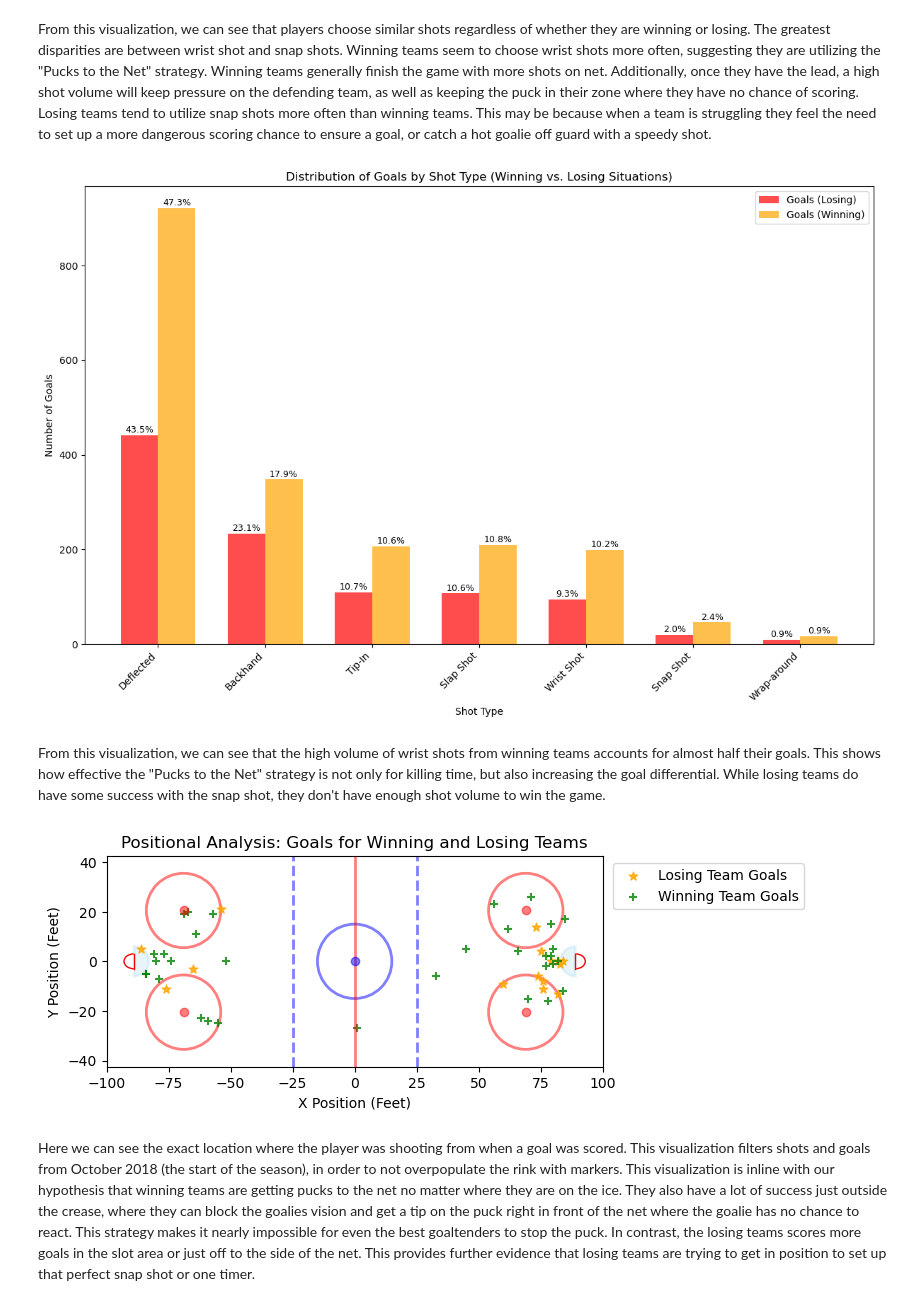
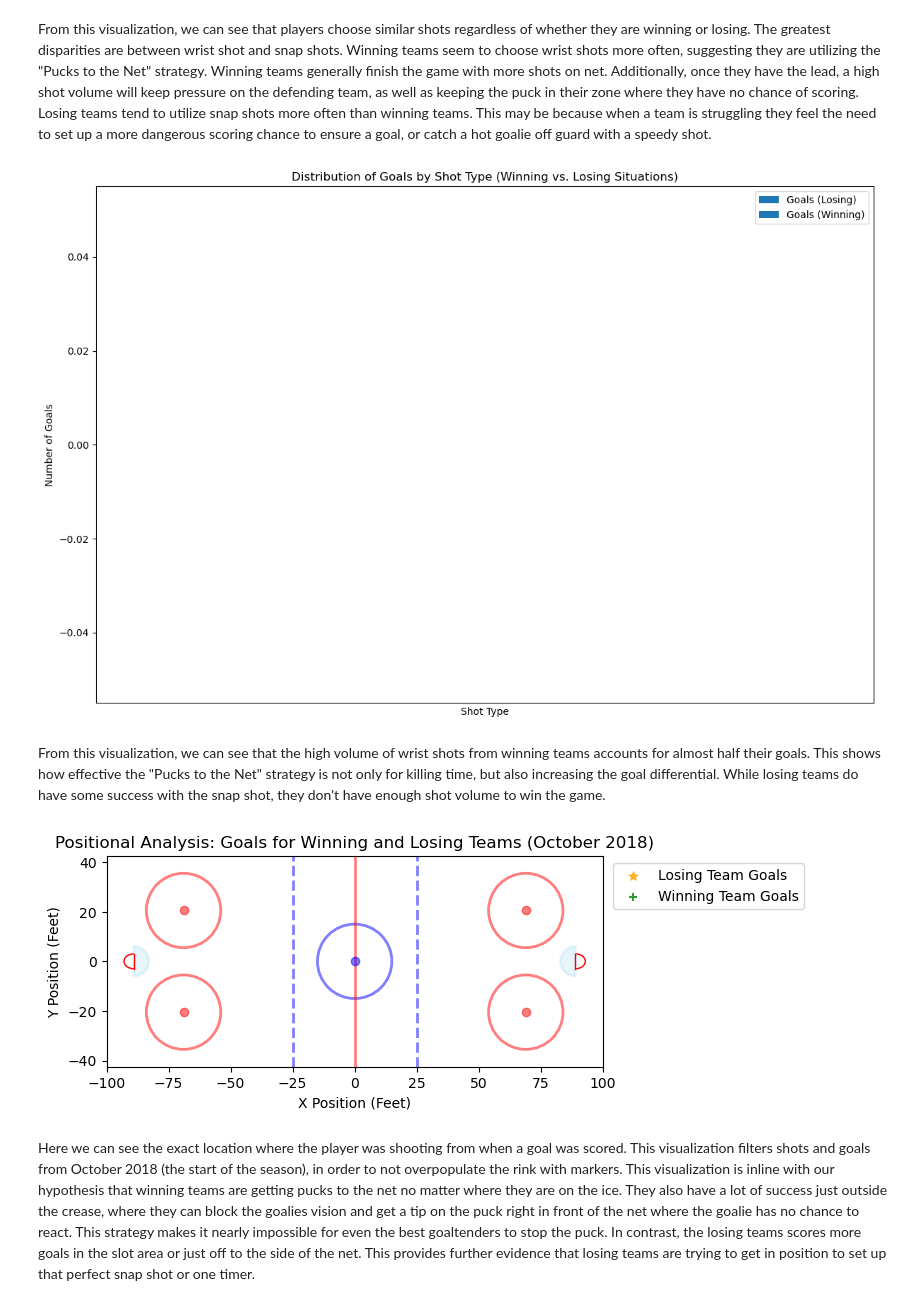
Before and after one commit to mattzirp/pucks_to_the_net, a Jupyter notebook: notebooks/game-situations.ipynb, the cells around one changed output. Cells and saved outputs as stored; diff of their text form; code cells hidden in the pictures.

Commit message:
Winning and Losing teams were being calculated incorrectly. Issue has been resolved.

```diff
--- a/notebooks/game-situations.ipynb
+++ b/notebooks/game-situations.ipynb
@@ -126,13 +139,17 @@ To analyze what types of shots players use and which are the most succesfull whe
+# %%
+game_team_stats = pd.read_pickle(PICKLE_PATH / 'game_teams_stats')
+
+game_team_stats = pd.merge(game_plays, game_team_stats, on = 'game_id', how = 'left')
 # %%
 # Visualizing shot types and goals when a team is winning and losing
 
 # Create a column for when a team was winning
-game_plays['team_winning'] = ((game_plays['team_id_for'] == game_plays['goals_home']) & (game_plays['goals_home'] > game_plays['goals_away'])) | \
-                             ((game_plays['team_id_for'] == game_plays['goals_away']) & (game_plays['goals_away'] > game_plays['goals_home']))
+game_plays['team_winning'] = ((game_team_stats['HoA'] == 'home') & (game_plays['goals_home'] > game_plays['goals_away'])) & (game_plays['dateTime'].dt.month == 11)| \
+                             ((game_team_stats['HoA'] == 'away') & (game_plays['goals_away'] > game_plays['goals_home']) & (game_plays['dateTime'].dt.month ==11))
 
 # Create a column for when a team is losing
-game_plays['team_losing'] = ((game_plays['team_id_for'] == game_plays['goals_home']) & (game_plays['goals_home'] < game_plays['goals_away'])) | \
-                             ((game_plays['team_id_for'] == game_plays['goals_away']) & (game_plays['goals_away'] < game_plays['goals_home']))
+game_plays['team_losing'] = ((game_team_stats['HoA'] == 'home') & (game_plays['goals_home'] < game_plays['goals_away'])) & (game_plays['dateTime'].dt.month == 11)| \
+                             ((game_team_stats['HoA'] == 'away') & (game_plays['goals_away'] < game_plays['goals_home']) & (game_plays['dateTime'].dt.month == 11))
 
 # Filter shots and goals when losing
 losing_shots = game_plays[(game_plays['team_losing']) & (game_plays['event'] == 'Shot')]
@@ -149,7 +166,6 @@ losing_goal_counts = [losing_goals['secondaryType'].value_counts().get(shot_type
 winning_shot_counts = [winning_shots['secondaryType'].value_counts().get(shot_type, 0) for shot_type in shot_types]
 winning_goal_counts = [winning_goals['secondaryType'].value_counts().get(shot_type, 0) for shot_type in shot_types]
 
-
 # Calculate total shots and goals for percentage calculation
 total_losing_shots = sum(losing_shot_counts)
 total_losing_goals = sum(losing_goal_counts)
@@ -256,33 +269,33 @@ plt.legend()
 plt.tight_layout()
 plt.show()
 # %% [output]
-[figure, old version]
+[figure, new version]
 # %% [markdown]
 From this visualization, we can see that the high volume of wrist shots from winning teams accounts for almost half their goals. This shows how effective the "Pucks to the Net" strategy is not only for killing time, but also increasing the goal differential. While losing teams do have some success with the snap shot, they don't have enough shot volume to win the game.
 # %%
 # Winning vs. Losing Goals October 2018
 ax = plt.gca()
 
 # Draw the rink at current axes using the custom function
 draw_rink(ax)
 
 # Plot winning and losing team shots and goals (filtered using boolean indexing)
 ax.scatter(losing_goals[(losing_goals['dateTime'].dt.year == 2018) & (losing_goals['dateTime'].dt.month == 10)]['x'],
            losing_goals[(losing_goals['dateTime'].dt.year == 2018) & (losing_goals['dateTime'].dt.month == 10)]['y'],
            color='orange', marker='*', s=40, label='Losing Team Goals', alpha=0.8)
 
 ax.scatter(winning_goals[(winning_goals['dateTime'].dt.year == 2018) & (winning_goals['dateTime'].dt.month == 10)]['x'],
            winning_goals[(winning_goals['dateTime'].dt.year == 2018) & (winning_goals['dateTime'].dt.month == 10)]['y'],
            color='green', marker='+', s=40, label='Winning Team Goals', alpha=0.8)
 
 # Labels and legend
-plt.title("Positional Analysis: Goals for Winning and Losing Teams")
+plt.title("Positional Analysis: Goals for Winning and Losing Teams (October 2018)")
 plt.xlabel("X Position (Feet)")
 plt.ylabel("Y Position (Feet)")
 plt.legend(title='', loc='upper right', bbox_to_anchor=(1.42, 1))
 plt.show()
 # %% [output]
-[figure, old version]
+[figure, new version]
 # %% [markdown]
 Here we can see the exact location where the player was shooting from when a goal was scored. This visualization filters shots and goals from October 2018 (the start of the season), in order to not overpopulate the rink with markers. This visualization is inline with our hypothesis that winning teams are getting pucks to the net no matter where they are on the ice. They also have a lot of success just outside the crease, where they can block the goalies vision and get a tip on the puck right in front of the net where the goalie has no chance to react. This strategy makes it nearly impossible for even the best goaltenders to stop the puck. In contrast, the losing teams scores more goals in the slot area or just off to the side of the net. This provides further evidence that losing teams are trying to get in position to set up that perfect snap shot or one timer.
 # %%
```
Also changed, not shown: parts of 4 cells of this notebook.
